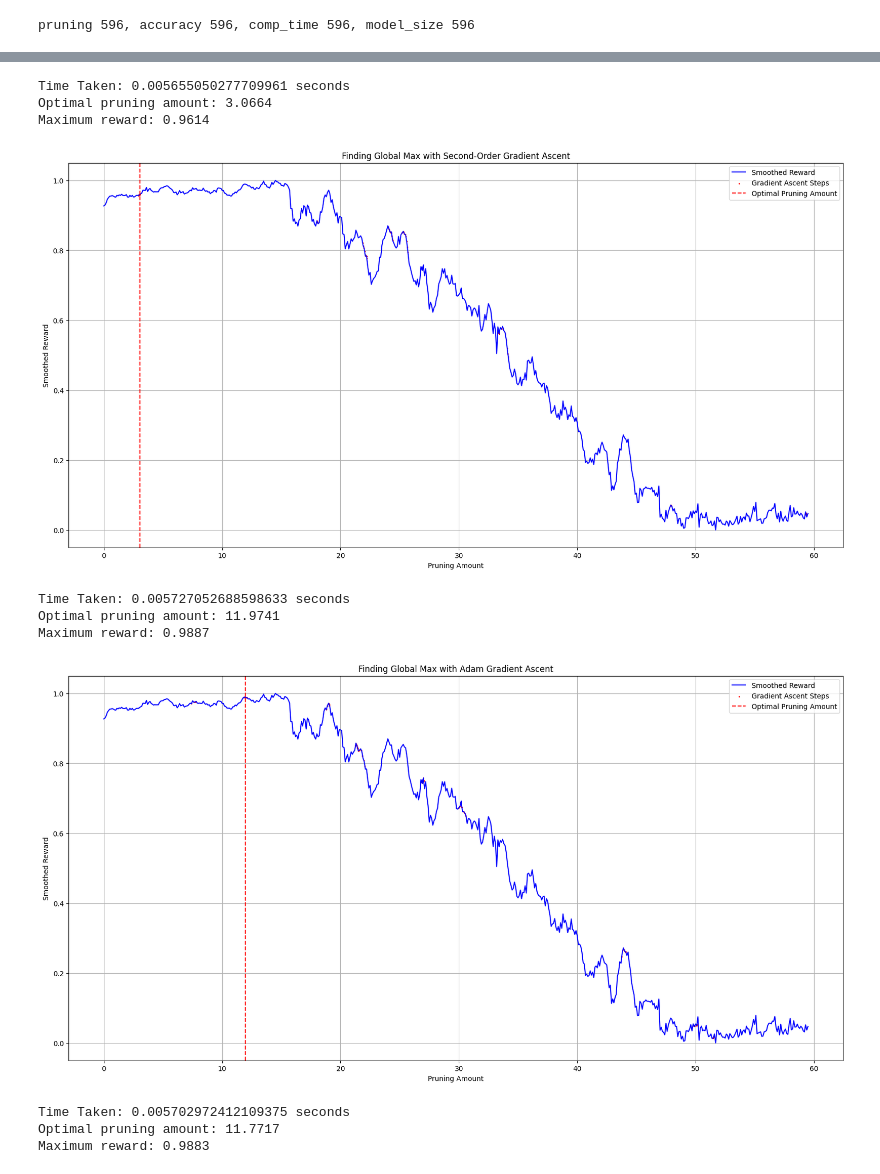
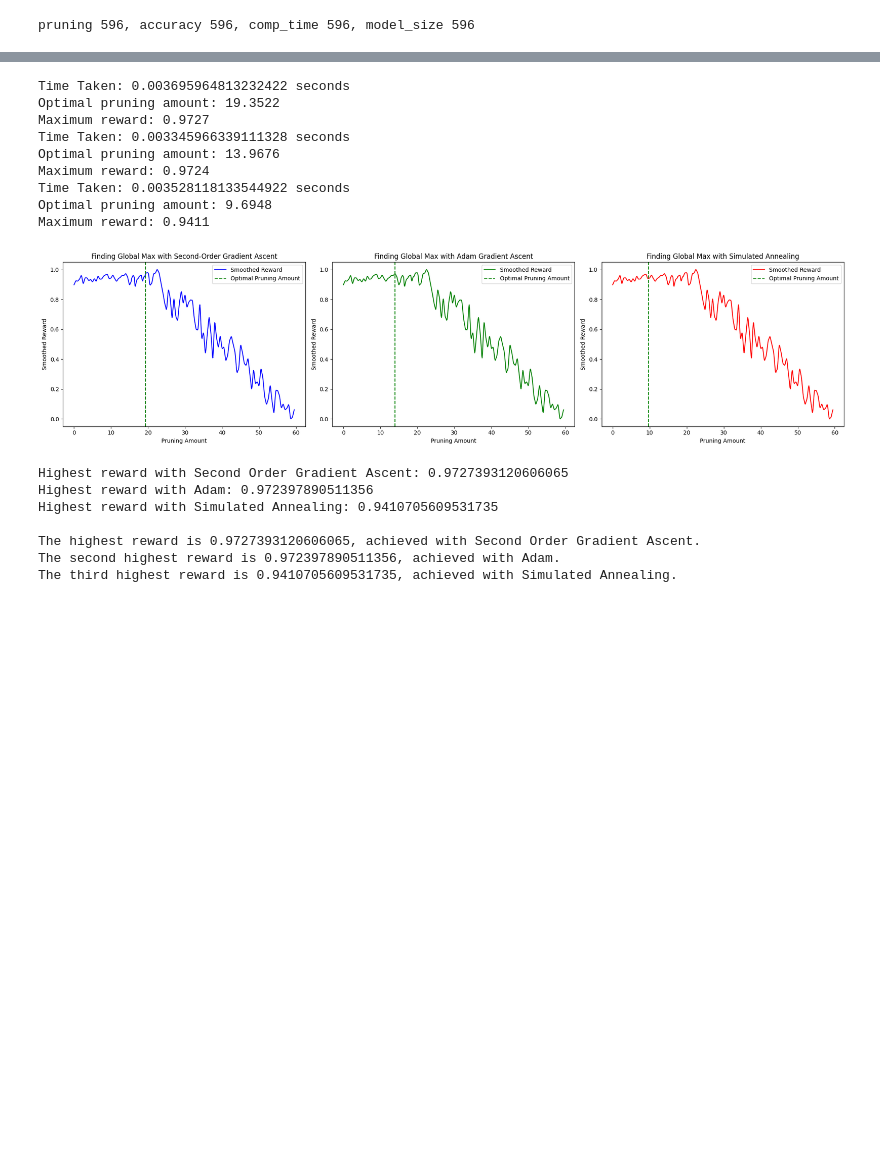
Before and after one commit to mahadevxo/DDNN-Working, a Jupyter notebook: src/pruning/taylor_series/plot_results.ipynb, the cells around one changed output, grey strips where cells are left out. Drawn from its saved outputs; the diff is of its cells as text; code cells hidden in the pictures; blank space fills up the shorter version.

```diff
--- a/src/pruning/taylor_series/plot_results.ipynb
+++ b/src/pruning/taylor_series/plot_results.ipynb
@@ -11,7 +11,7 @@ pruning_amounts = []
 accuracies = []
 comp_time = []
 model_size = []
-with open('pruning_results.csv', 'r') as csvfile:
+with open('pruning_results_1.csv', 'r') as csvfile:
     reader = csv.reader(csvfile)
     next(reader)
     for row in reader:
@@ -424,8 +459,8 @@ new_pruning, new_acc, new_comp, new_size = add_pruning_data(
     np.array(model_size),
     step=0.1,
     window_size=5,
-    poly_order=1,
-    noise=0.3
+    poly_order=2,
+    noise=0.0
 )
 print(f"pruning {len(new_pruning)}, accuracy {len(new_acc)}, comp_time {len(new_comp)}, model_size {len(new_size)}")
 # %% [output]
@@ -472,16 +560,56 @@ plt.show()
 # %%
-second_order_grad(normalize(new_rewards), new_pruning)
-adam_grad(normalize(new_rewards), new_pruning)
-simulated_annealing(normalize(new_rewards), new_pruning)
+second_order_res = second_order_grad(normalize(new_rewards), new_pruning)
+adam_res = adam_grad(normalize(new_rewards), new_pruning)
+simulated_annealing_res = simulated_annealing(normalize(new_rewards), new_pruning)
+
+
+plt.figure(figsize=(20, 5))
+plt.subplot(131)
+plt.plot(new_pruning, normalize(new_rewards), label='Smoothed Reward', color='blue')
+plt.axvline(second_order_res[2], color="green", linestyle="--", label="Optimal Pruning Amount")
+plt.xlabel("Pruning Amount")
+plt.ylabel("Smoothed Reward")
+plt.title("Finding Global Max with Second-Order Gradient Ascent")
+plt.legend()
+
+plt.subplot(132)
+plt.plot(new_pruning, normalize(new_rewards), label='Smoothed Reward', color='green')
+plt.axvline(adam_res[2], color="green", linestyle="--", label="Optimal Pruning Amount")
+plt.xlabel("Pruning Amount")
+plt.ylabel("Smoothed Reward")
+plt.title("Finding Global Max with Adam Gradient Ascent")
+plt.legend()
+
+plt.subplot(133)
+plt.plot(new_pruning, normalize(new_rewards), label='Smoothed Reward', color='red')
+plt.axvline(simulated_annealing_res[2], color="green", linestyle="--", label="Optimal Pruning Amount")
+plt.xlabel("Pruning Amount")
+plt.ylabel("Smoothed Reward")
+plt.title("Finding Global Max with Simulated Annealing")
+plt.legend()
+plt.tight_layout()
+plt.show()
+
+find_best(
+    second_order_res[3],
+    adam_res[3],
+    simulated_annealing_res[3]
+)
 # %% [output]
-Time Taken: 0.005655050277709961 seconds
-Optimal pruning amount: 3.0664
-Maximum reward: 0.9614
+Time Taken: 0.003695964813232422 seconds
+Optimal pruning amount: 19.3522
+Maximum reward: 0.9727
+Time Taken: 0.003345966339111328 seconds
+Optimal pruning amount: 13.9676
+Maximum reward: 0.9724
+Time Taken: 0.003528118133544922 seconds
+Optimal pruning amount: 9.6948
+Maximum reward: 0.9411
-[figure, old version]
+[figure, new version]
-Time Taken: 0.005727052688598633 seconds
-Optimal pruning amount: 11.9741
-Maximum reward: 0.9887
+Highest reward with Second Order Gradient Ascent: 0.9727393120606065
+Highest reward with Adam: 0.972397890511356
+Highest reward with Simulated Annealing: 0.9410705609531735
+
+The highest reward is 0.9727393120606065, achieved with Second Order Gradient Ascent.
+The second highest reward is 0.972397890511356, achieved with Adam.
+The third highest reward is 0.9410705609531735, achieved with Simulated Annealing.
-[figure, removed]
-Time Taken: 0.005702972412109375 seconds
-Optimal pruning amount: 11.7717
-Maximum reward: 0.9883
```
Also changed, not shown: parts of 14 cells of this notebook, 12 other files.
